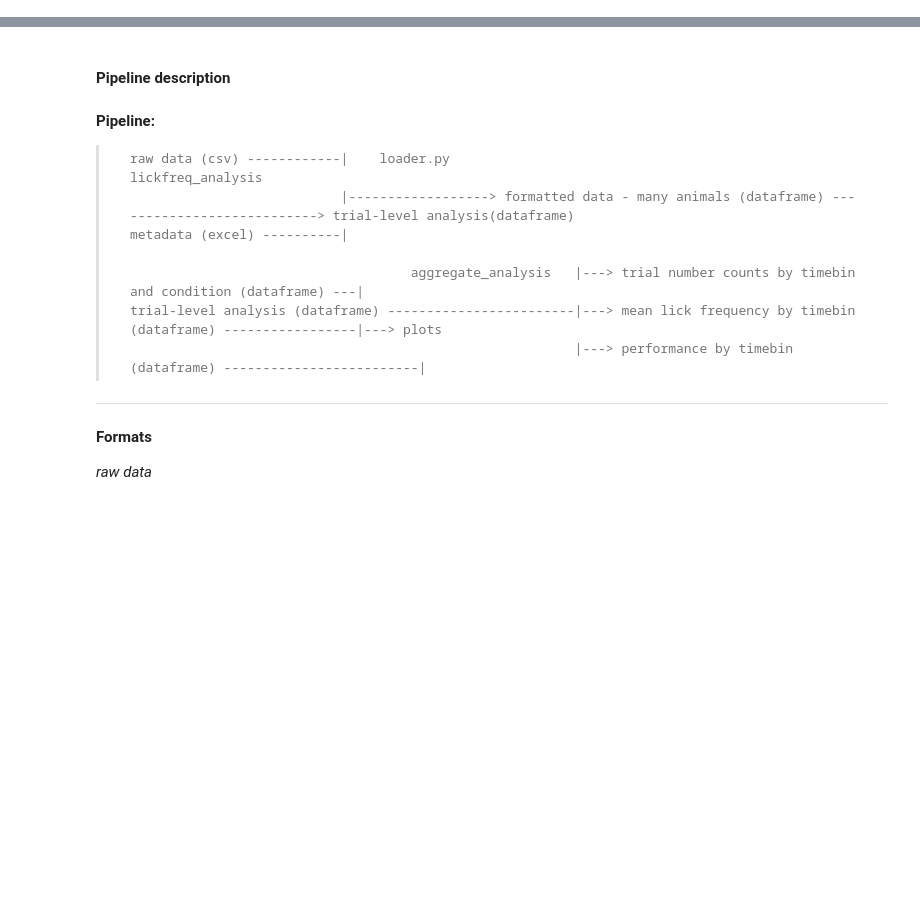
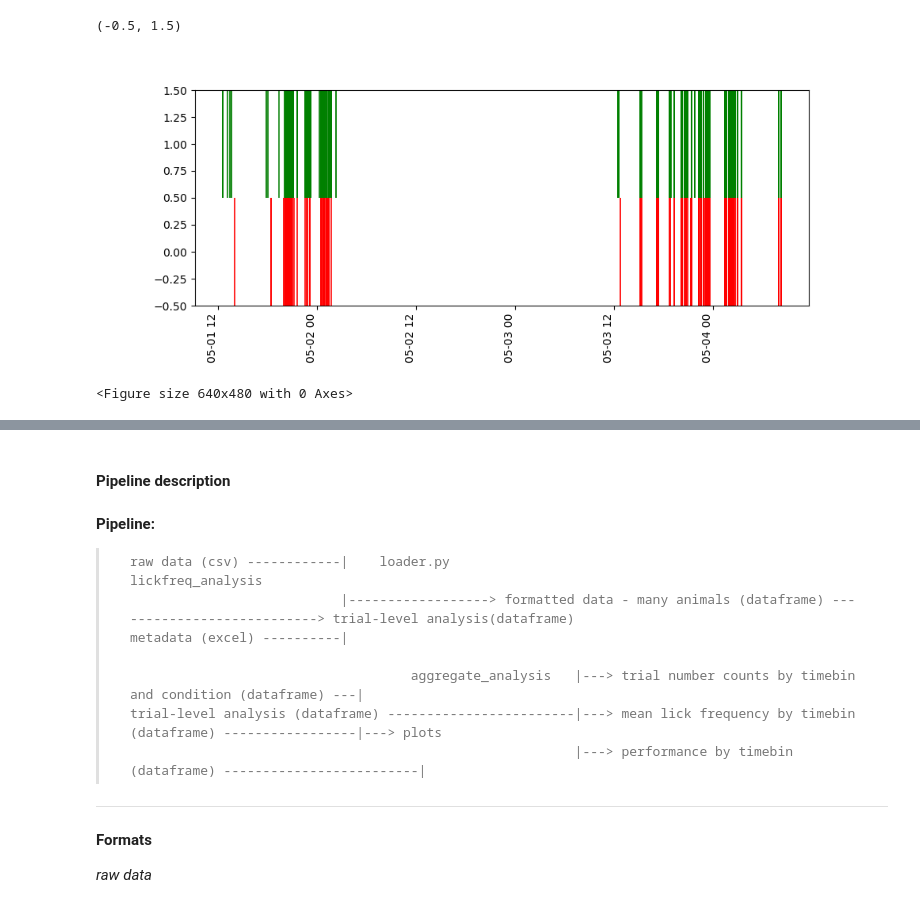
Before and after one commit to barthlab/mouse_analysis, a Jupyter notebook: users/rswind/analysis_pipeline.ipynb, the cells around one changed output, grey strips where cells are left out. Drawn from its saved outputs; the diff is of its cells as text; code cells hidden in the pictures; blank space fills up the shorter version.

```diff
--- a/users/rswind/analysis_pipeline.ipynb
+++ b/users/rswind/analysis_pipeline.ipynb
@@ -61,0 +163,27 @@ Plotting
+# %%
+# raster for one animal
+gko6 = data[data["animal"] == "GKO6"]
+gps = []
+for gname, gp in gko6.groupby(["stimulus"]):
+    gps.append(gp["timestamp"])
+
+fig, ax = plt.subplots(1, 1, figsize=(10,4))
+c = ["red", "green"]
+
+lo = [0,1]
+lw = 0.1
+ll = 1
+#ticks = mpl.ticker.MultipleLocator(base=1.0)
+ax.eventplot(positions=gps, colors=c, lineoffsets=lo, linewidths=lw, linelengths=ll)
+#ax.xaxis.set_major_locator(mpl.dates.MinuteLocator(interval=60))
+#ax.xaxis.set_minor_locator(mpl.dates.MinuteLocator(interval=5))
+fig.autofmt_xdate(rotation=90)
+ax.set_ylim([-0.5,1.5])
+# %% [output]
+(-0.5, 1.5)
+[figure, added]
+# %%
+%matplotlib inline
+plt.clf()
+# %% [output]
+<Figure size 640x480 with 0 Axes>
```
Also changed, not shown: parts of 48 cells of this notebook, 1 other file.
